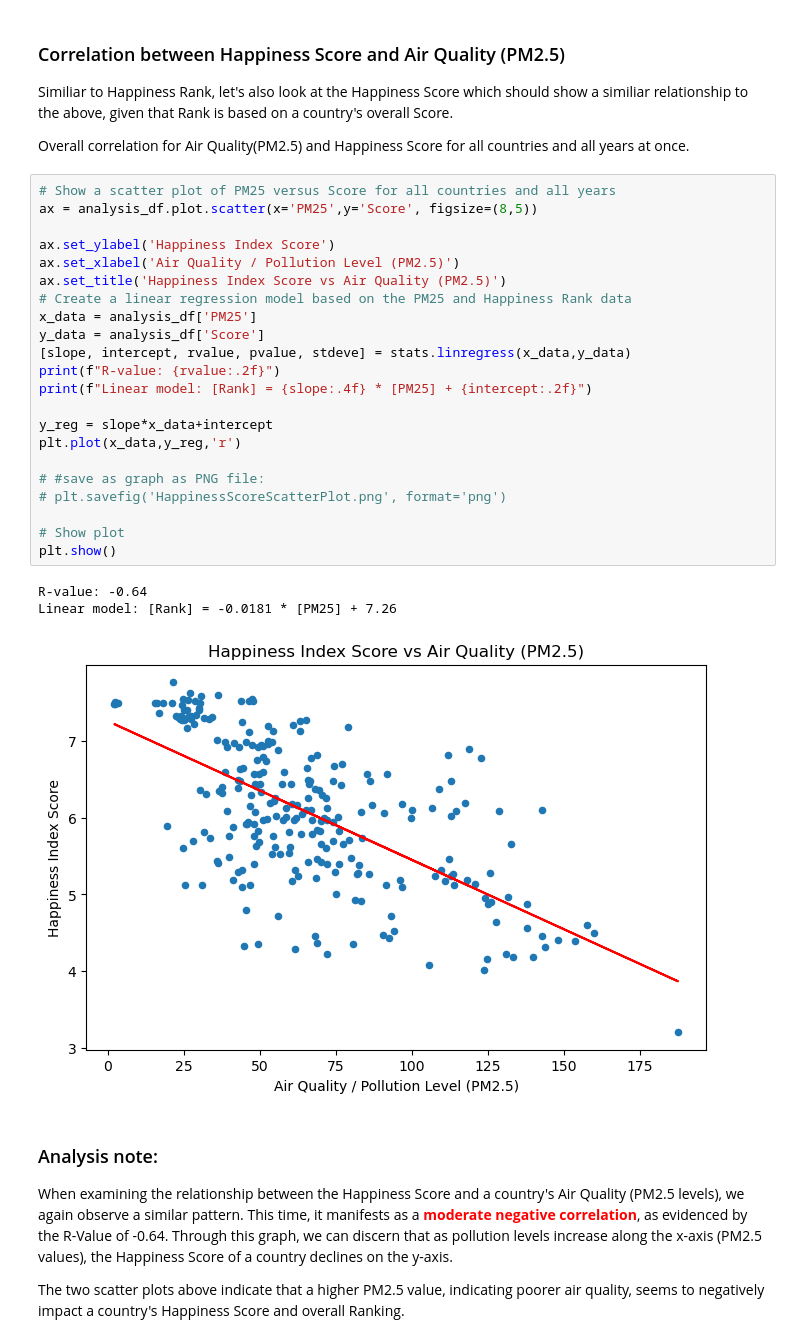
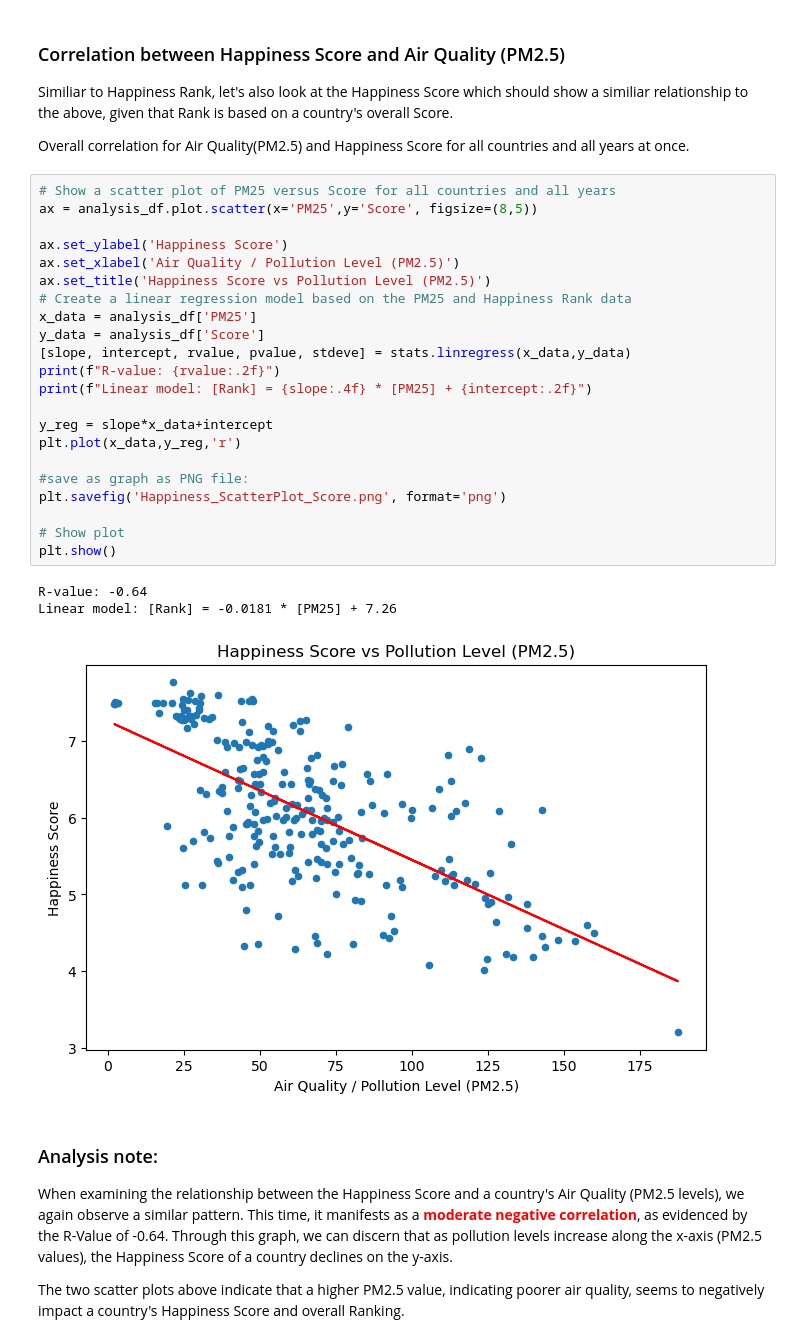
Before and after one commit to benoitchamot/AirQuality_and_Happiness, a Jupyter notebook: Analysis_AirQuality_and_Happiness.ipynb, the cells around one changed output. Cells and saved outputs as stored; diff of their text form.

```diff
--- a/Analysis_AirQuality_and_Happiness.ipynb
+++ b/Analysis_AirQuality_and_Happiness.ipynb
@@ -186,29 +186,29 @@ Overall correlation for Air Quality(PM2.5) and Happiness Score for all countries
 # %%
 # Show a scatter plot of PM25 versus Score for all countries and all years
 ax = analysis_df.plot.scatter(x='PM25',y='Score', figsize=(8,5))
 
-ax.set_ylabel('Happiness Index Score')
+ax.set_ylabel('Happiness Score')
 ax.set_xlabel('Air Quality / Pollution Level (PM2.5)')
-ax.set_title('Happiness Index Score vs Air Quality (PM2.5)')
+ax.set_title('Happiness Score vs Pollution Level (PM2.5)')
 # Create a linear regression model based on the PM25 and Happiness Rank data
 x_data = analysis_df['PM25']
 y_data = analysis_df['Score']
 [slope, intercept, rvalue, pvalue, stdeve] = stats.linregress(x_data,y_data)
 print(f"R-value: {rvalue:.2f}")
 print(f"Linear model: [Rank] = {slope:.4f} * [PM25] + {intercept:.2f}")
 
 y_reg = slope*x_data+intercept
 plt.plot(x_data,y_reg,'r')
 
-# #save as graph as PNG file:
-# plt.savefig('HappinessScoreScatterPlot.png', format='png')
+#save as graph as PNG file:
+plt.savefig('Happiness_ScatterPlot_Score.png', format='png')
 
 # Show plot
 plt.show()
 # %% [output]
 R-value: -0.64
 Linear model: [Rank] = -0.0181 * [PM25] + 7.26
-[figure, old version]
+[figure, new version]
 # %% [markdown]
 ### Analysis note:
 When examining the relationship between the Happiness Score and a country's Air Quality (PM2.5 levels), we again observe a similar pattern. This time, it manifests as a <span style="color:red;"><b>moderate negative correlation</b></span>, as evidenced by the R-Value of -0.64. Through this graph, we can discern that as pollution levels increase along the x-axis (PM2.5 values), the Happiness Score of a country declines on the y-axis.
```
Also changed, not shown: parts of 1 cell of this notebook, 4 other files.
